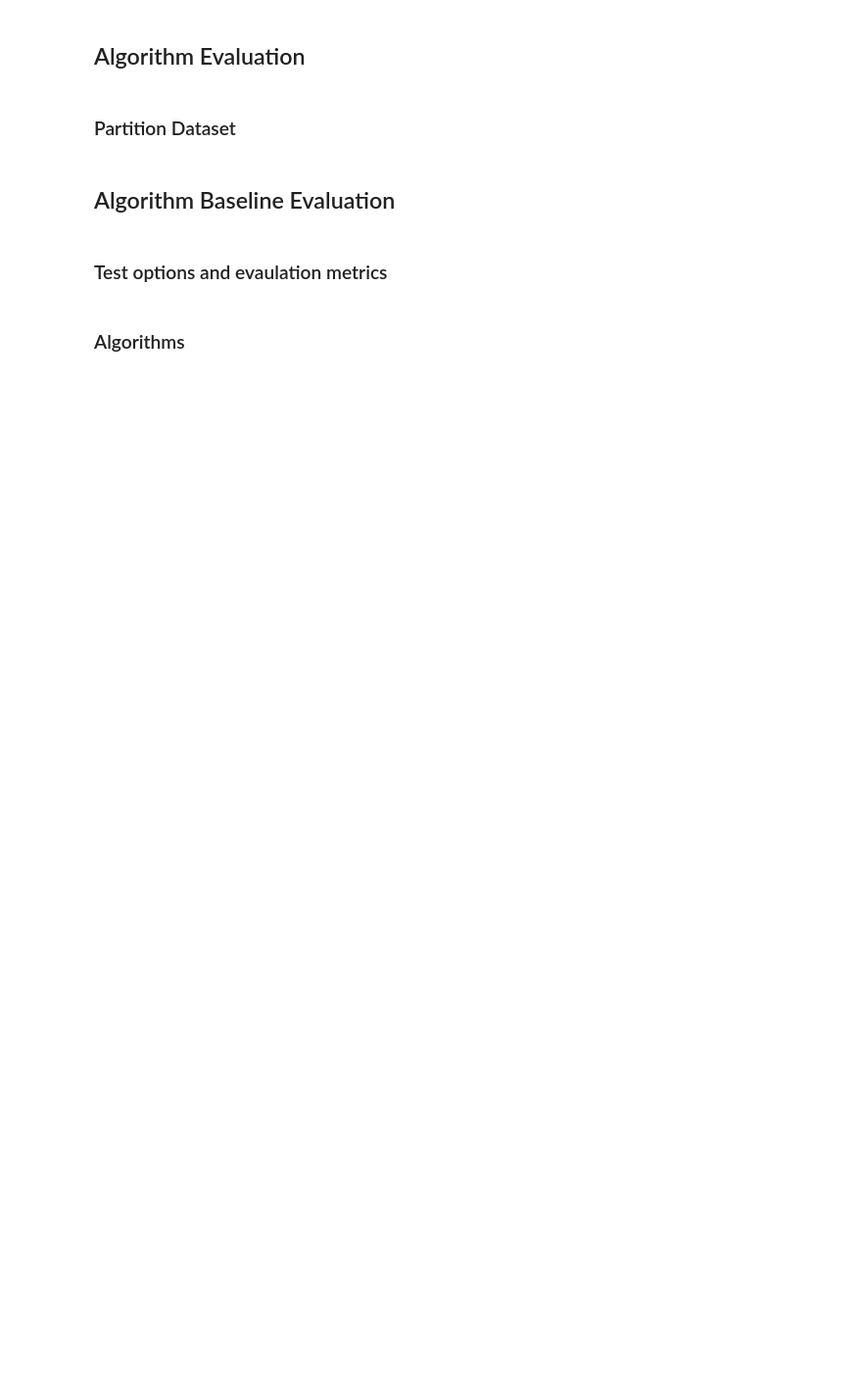
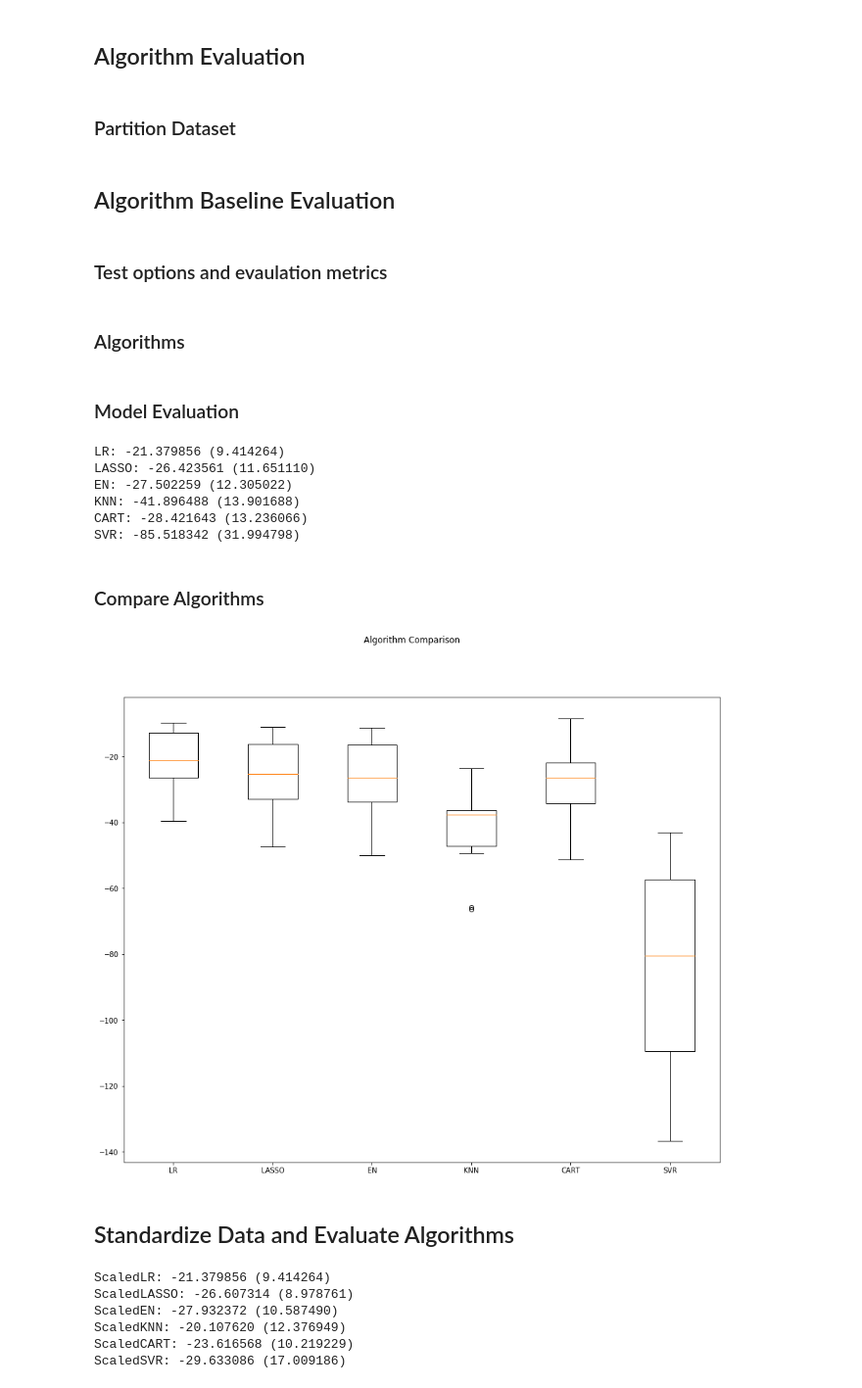
Before and after one commit to MichaelCHarrison/-ML-Py-Boston-Housing, a Jupyter notebook: 170516 Boston Housing.ipynb, the cells around one changed output. Shown: that part at 98% size. Drawn from its saved outputs; the diff is of its cells as text; code cells hidden in the pictures; blank space fills up the shorter version.

Commit message:
Scaled Algorithms trained; KNN Selected to Tune

```diff
--- a/170516 Boston Housing.ipynb
+++ b/170516 Boston Housing.ipynb
@@ -197,3 +197,63 @@ models.append(('LASSO', Lasso()))
 models.append(('EN', ElasticNet()))
 models.append(('KNN', KNeighborsRegressor()))
 models.append(('CART', DecisionTreeRegressor()))
+models.append(('SVR', SVR()))
+# %% [markdown]
+### Model Evaluation
+# %%
+results = []
+names = []
+for name, model in models:
+    kfold = KFold(n_splits = num_folds, random_state = seed)
+    cv_results = cross_val_score(model, X_train, Y_train, cv = kfold, scoring = scoring)
+    results.append(cv_results)
+    names.append(name)
+    msg = '%s: %f (%f)' % (name, cv_results.mean(), cv_results.std())
+    print(msg)
+# %% [output]
+LR: -21.379856 (9.414264)
+LASSO: -26.423561 (11.651110)
+EN: -27.502259 (12.305022)
+KNN: -41.896488 (13.901688)
+CART: -28.421643 (13.236066)
+SVR: -85.518342 (31.994798)
+# %% [markdown]
+### Compare Algorithms
+# %%
+fig = pyplot.figure()
+fig.suptitle('Algorithm Comparison')
+ax = fig.add_subplot(111)
+pyplot.boxplot(results)
+ax.set_xticklabels(names)
+pyplot.show()
+# %% [output]
+[figure, added]
+# %% [markdown]
+## Standardize Data and Evaluate Algorithms
+# %%
+# Set up Pipeline
+pipelines = []
+pipelines.append(('ScaledLR', Pipeline([('Scaler', StandardScaler()),('LR', LinearRegression())])))
+pipelines.append(('ScaledLASSO', Pipeline([('Scaler', StandardScaler()),('LASSO', Lasso())])))
+pipelines.append(('ScaledEN', Pipeline([('Scaler', StandardScaler()),('EN', ElasticNet())])))
+pipelines.append(('ScaledKNN', Pipeline([('Scaler', StandardScaler()),('KNN', KNeighborsRegressor())])))
+pipelines.append(('ScaledCART', Pipeline([('Scaler', StandardScaler()),('CART', DecisionTreeRegressor())])))
+pipelines.append(('ScaledSVR', Pipeline([('Scaler', StandardScaler()),('SVR', SVR())])))
+
+# Create Models
+results = []
+names = []
+for name, model in pipelines:
+    kfold = KFold(n_splits = num_folds, random_state = seed)
+    cv_results = cross_val_score(model, X_train, Y_train, cv = kfold, scoring = scoring)
+    results.append(cv_results)
+    names.append(name)
+    msg = '%s: %f (%f)' % (name, cv_results.mean(), cv_results.std())
+    print(msg)
+# %% [output]
+ScaledLR: -21.379856 (9.414264)
+ScaledLASSO: -26.607314 (8.978761)
+ScaledEN: -27.932372 (10.587490)
+ScaledKNN: -20.107620 (12.376949)
+ScaledCART: -23.616568 (10.219229)
+ScaledSVR: -29.633086 (17.009186)
```
Also changed, not shown: parts of 2 cells of this notebook.
